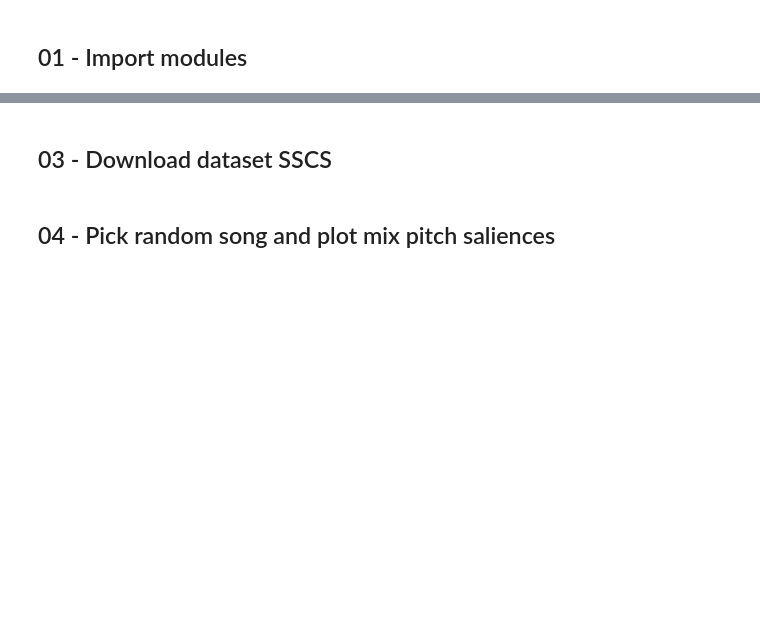
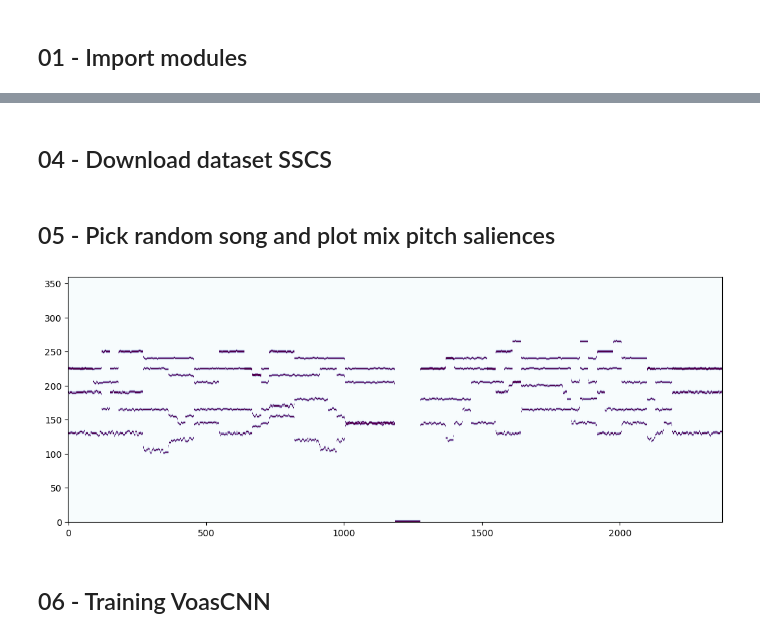
Before and after one commit to Xornotor/VocalAssignment-SSCS, a Jupyter notebook: SSCS_Test_Playground.ipynb, the cells around one changed output, grey strips where cells are left out. Drawn from its saved outputs; the diff is of its cells as text; code cells hidden in the pictures; blank space fills up the shorter version.

Commit message:
SSCS Train/Dev/Test access

```diff
--- a/SSCS_Test_Playground.ipynb
+++ b/SSCS_Test_Playground.ipynb
@@ -18,6 +116,7 @@ Functions designed to manipulate the SSCS dataset.
 # %%
 pathname = "Datasets"
 zipname = pathname + "/SynthSalienceChoralSet_v1.zip"
+splitname = pathname + "/SynthSalienceChoralSet_dataSplits.json"
 
 def sscs_download():
     if(not os.path.exists(pathname)):
@@ -25,6 +124,10 @@ def sscs_download():
     if(not os.path.exists(zipname)):
         url = "https://zenodo.org/record/6534429/files/SynthSalienceChoralSet_v1.zip?download=1"
         with urlopen(url) as response, open(zipname, 'wb') as out_file:
+            shutil.copyfileobj(response, out_file)
+    if(not os.path.exists(splitname)):
+        url = "https://raw.githubusercontent.com/helenacuesta/voas-vocal-quartets/main/data/data_splits_hpc.json"
+        with urlopen(url) as response, open(splitname, 'wb') as out_file:
             shutil.copyfileobj(response, out_file)
 
 def sscs_read_metadata():
@@ -48,11 +151,6 @@ def sscs_read_voice(name, voice):
             df = pd.read_csv(f, header=None)
     return df
 
-def sscs_pick_random_song():
-    df_metadata = sscs_read_metadata()
-    rng = np.random.randint(0, df_metadata.shape[0])
-    return df_metadata.get("Song name")[rng]
-
 def sscs_read_all_voices(name):
     df_mix = sscs_read_voice(name, 'mix')
     df_s = sscs_read_voice(name, 'S')
@@ -61,14 +159,31 @@ def sscs_read_all_voices(name):
     df_b = sscs_read_voice(name, 'B')
     return df_mix, df_s, df_a, df_t, df_b
 
+def sscs_get_split(split='train'):
+    if(split.lower() == 'train' or split.lower() == 'validate' or
+       split.lower() == 'test'):
+        return json.load(open(splitname, 'r'))[split.lower()]
+    else:
+        raise NameError("Split should be 'train', 'validate' or 'test'.")
+
+def sscs_pick_random_song(split='train'):
+    songnames = sscs_get_split(split)
+    rng = np.random.randint(0, len(songnames))
+    return songnames[rng]
+
 def sscs_plot(dataframe):
   aspect_ratio = (3/8)*dataframe.shape[1]/dataframe.shape[0]
   fig, ax = plt.subplots(figsize=(13, 7))
-  im = ax.imshow(dataframe, interpolation='nearest', aspect=aspect_ratio)
+  im = ax.imshow(dataframe, interpolation='nearest', aspect=aspect_ratio,
+                 cmap = mpl.colormaps['BuPu'])
+  ax.invert_yaxis()
   plt.show()
+
+def sscs_plot_random(voice, split='train'):
+    sscs_plot(sscs_read_voice(sscs_pick_random_song(split), voice))
 # %% [markdown]
-## 03 - Download dataset SSCS
+## 04 - Download dataset SSCS
 # %%
 sscs_download()
 # %% [markdown]
-## 04 - Pick random song and plot mix pitch saliences
+## 05 - Pick random song and plot mix pitch saliences
@@ -80,0 +190,6 @@ del(df_song_mix)
+# %%
+sscs_plot_random('mix')
+# %% [output]
+[figure, added]
+# %% [markdown]
+## 06 - Training VoasCNN
```
Also changed, not shown: parts of 8 cells of this notebook, 1 other file.
